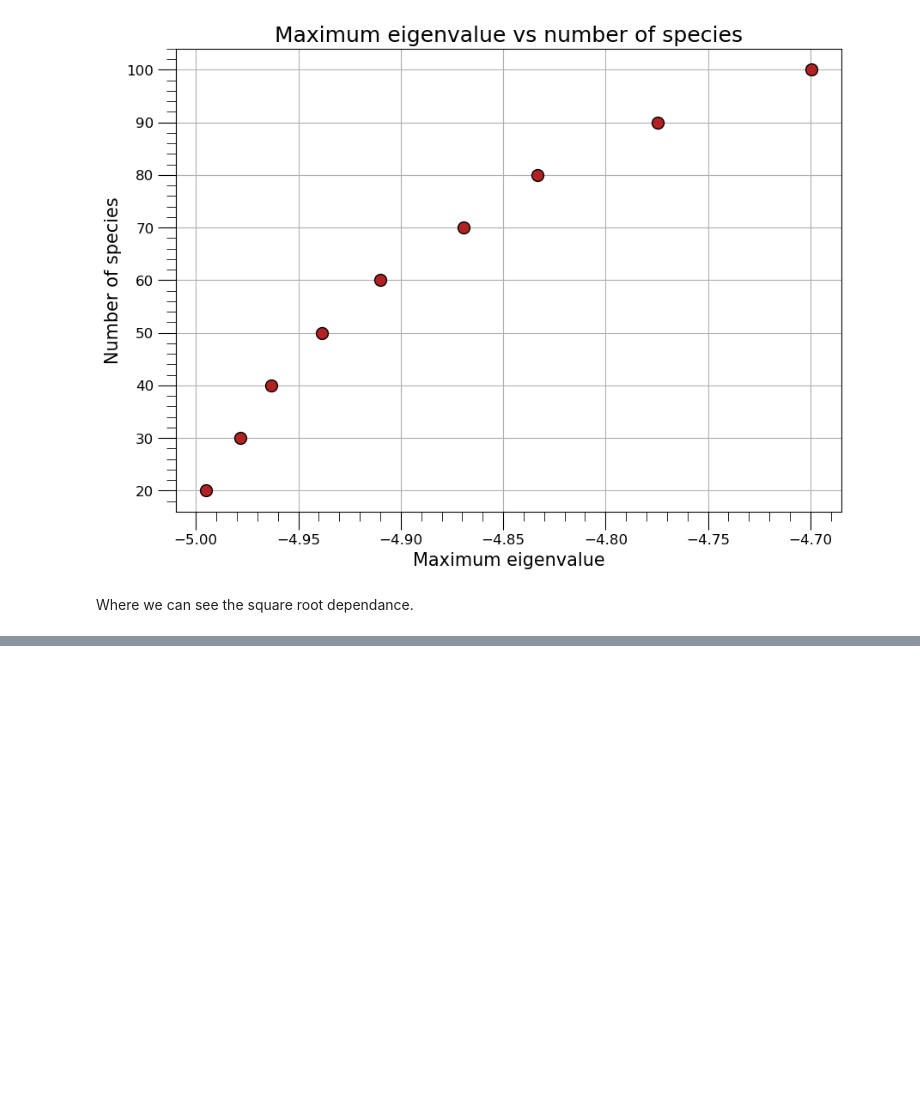
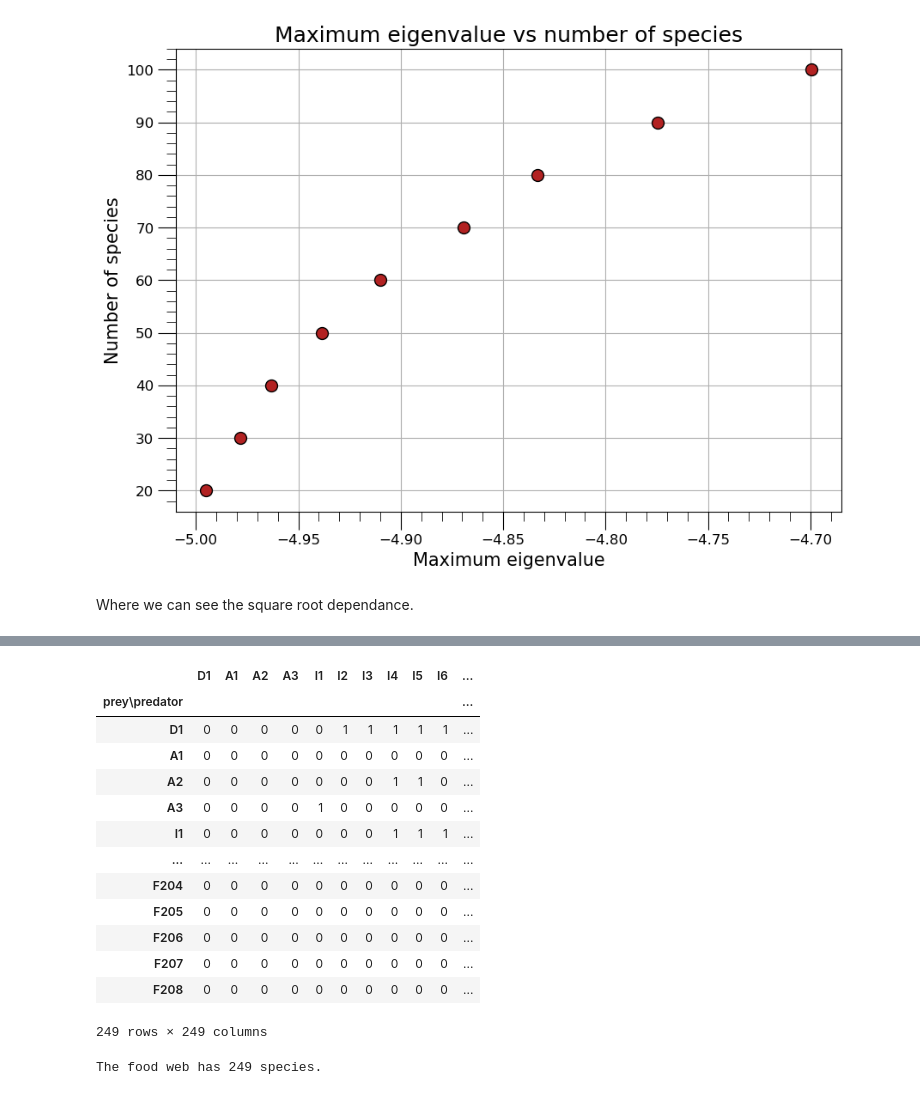
Before and after one commit to tommasoamico/PhysicalModelsOfLivingSystems, a Jupyter notebook: Week_4_assigment/Tommaso_Amico_week4.ipynb, the cells around one changed output, grey strips where cells are left out. Cells and saved outputs as stored; diff of their text form; code cells hidden in the pictures; blank space fills up the shorter version.

```diff
--- a/Week_4_assigment/Tommaso_Amico_week4.ipynb
+++ b/Week_4_assigment/Tommaso_Amico_week4.ipynb
@@ -639,0 +530,29 @@ np.tril
+# %%
+# Binarizing the food web
+
+food_web = food_web.applymap(lambda x: 1 if x > 0 else 0, na_action='ignore')
+food_web
+# %% [output]
+|  | D1 | A1 | A2 | A3 | I1 | I2 | I3 | I4 | I5 | I6 | ... |
+| prey\predator |  |  |  |  |  |  |  |  |  |  | ... |
+| D1 | 0 | 0 | 0 | 0 | 0 | 1 | 1 | 1 | 1 | 1 | ... |
+| A1 | 0 | 0 | 0 | 0 | 0 | 0 | 0 | 0 | 0 | 0 | ... |
+| A2 | 0 | 0 | 0 | 0 | 0 | 0 | 0 | 1 | 1 | 0 | ... |
+| A3 | 0 | 0 | 0 | 0 | 1 | 0 | 0 | 0 | 0 | 0 | ... |
+| I1 | 0 | 0 | 0 | 0 | 0 | 0 | 0 | 1 | 1 | 1 | ... |
+| ... | ... | ... | ... | ... | ... | ... | ... | ... | ... | ... | ... |
+| F204 | 0 | 0 | 0 | 0 | 0 | 0 | 0 | 0 | 0 | 0 | ... |
+| F205 | 0 | 0 | 0 | 0 | 0 | 0 | 0 | 0 | 0 | 0 | ... |
+| F206 | 0 | 0 | 0 | 0 | 0 | 0 | 0 | 0 | 0 | 0 | ... |
+| F207 | 0 | 0 | 0 | 0 | 0 | 0 | 0 | 0 | 0 | 0 | ... |
+| F208 | 0 | 0 | 0 | 0 | 0 | 0 | 0 | 0 | 0 | 0 | ... |
+249 rows × 249 columns
+# %%
+# Finding the total number of species
+
+S = food_web.shape[0]
+print(f'''
+The food web has {S} species.
+''')
+# %% [output]
+The food web has 249 species.
```
Also changed, not shown: parts of 52 cells of this notebook, 1 other file.
